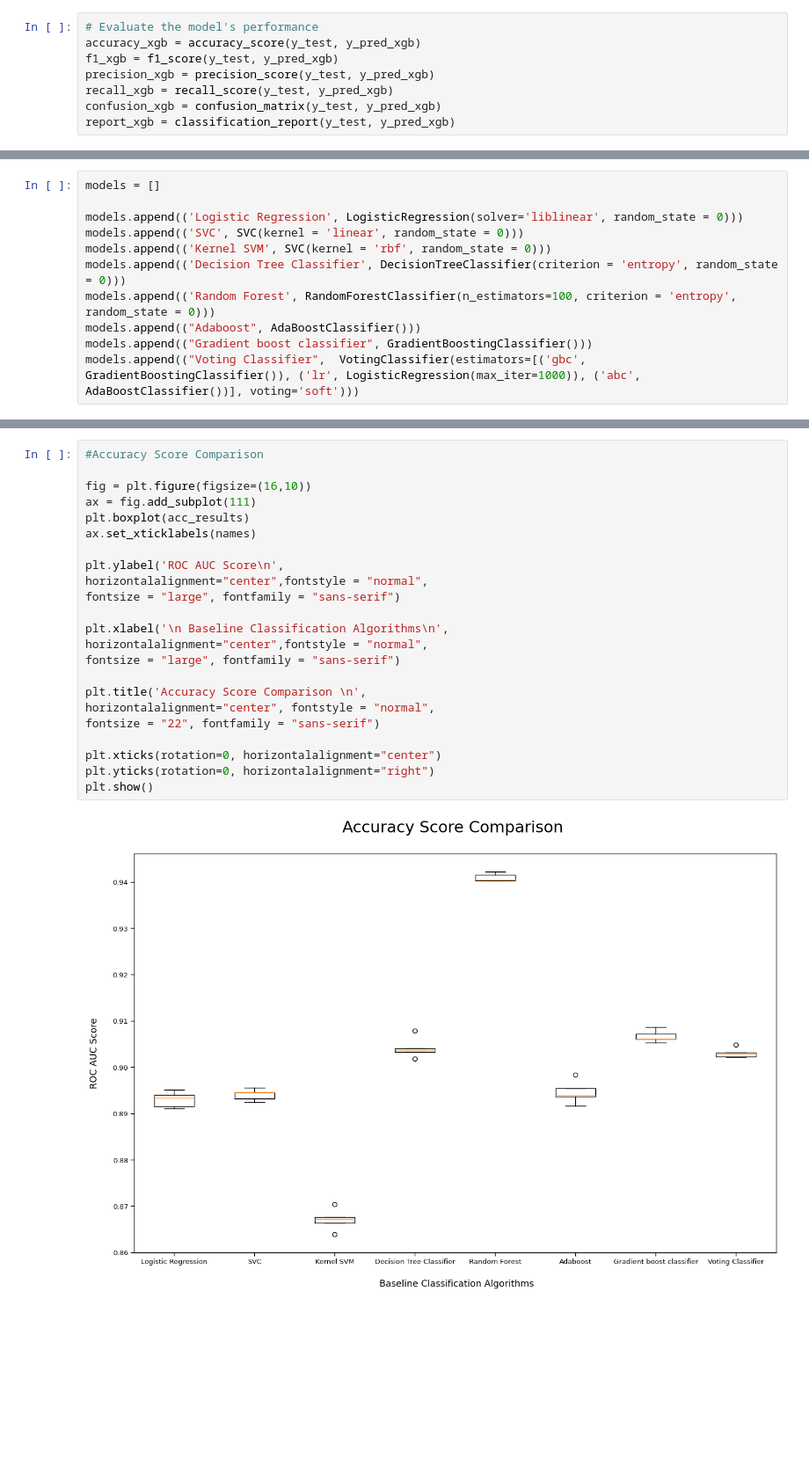
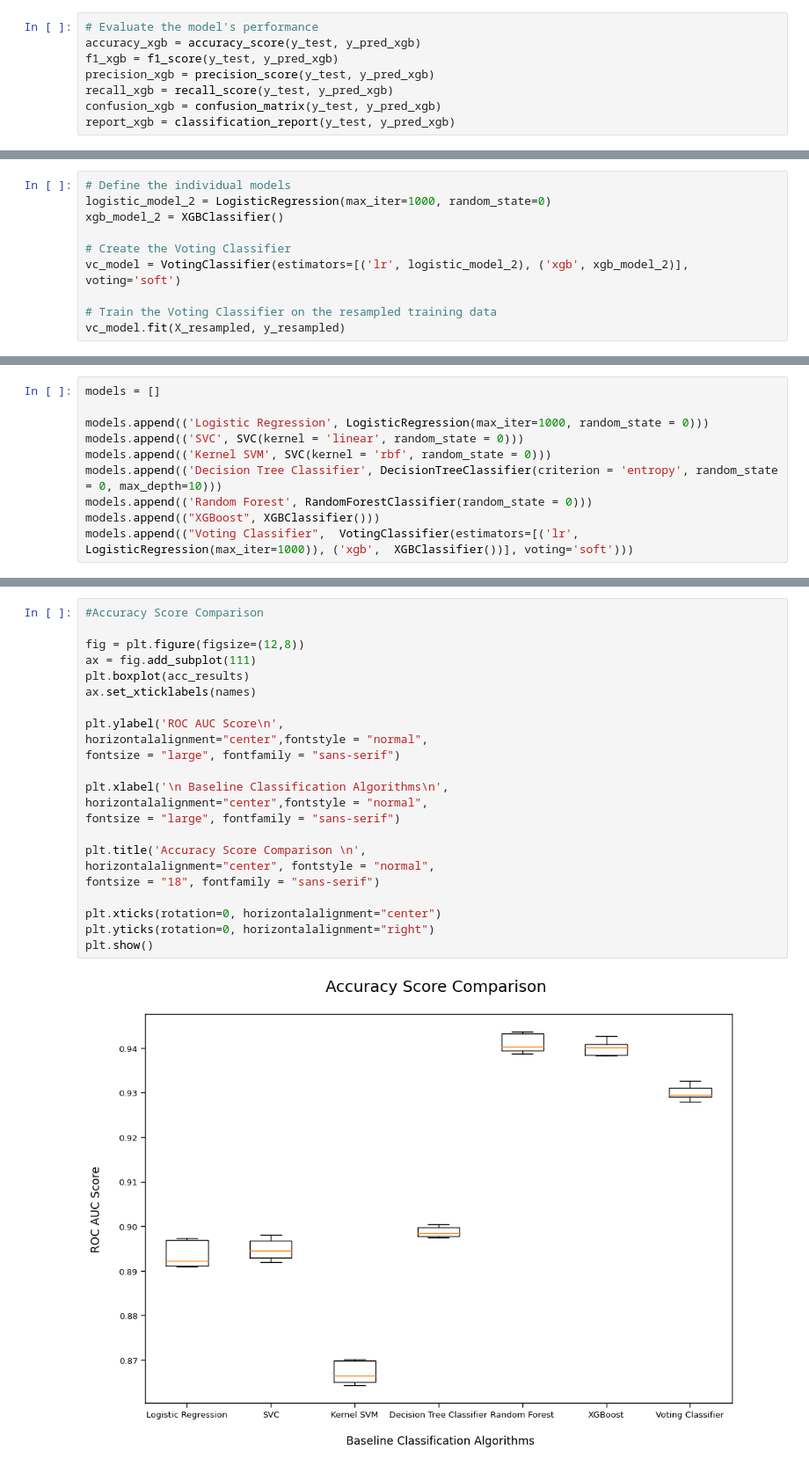
Before and after one commit to TNMedhavi/RSU50-K.A.T.N.Medhavi, a Jupyter notebook: RSU50_20249401_K.A.T.N.Medhavi.ipynb, the cells around one changed output, grey strips where cells are left out. Shown at 88% size. Drawn from its saved outputs; the diff is of its cells as text; blank space fills up the shorter version.

```diff
--- a/RSU50_20249401_K.A.T.N.Medhavi.ipynb
+++ b/RSU50_20249401_K.A.T.N.Medhavi.ipynb
@@ -1558,0 +1561,10 @@ plt.show()
+# %%
+# Define the individual models
+logistic_model_2 = LogisticRegression(max_iter=1000, random_state=0)
+xgb_model_2 = XGBClassifier()
+
+# Create the Voting Classifier
+vc_model = VotingClassifier(estimators=[('lr', logistic_model_2), ('xgb', xgb_model_2)], voting='soft')
+
+# Train the Voting Classifier on the resampled training data
+vc_model.fit(X_resampled, y_resampled)
@@ -1559,12 +1664,11 @@ plt.show()
 # %%
 models = []
 
-models.append(('Logistic Regression', LogisticRegression(solver='liblinear', random_state = 0)))
+models.append(('Logistic Regression', LogisticRegression(max_iter=1000, random_state = 0)))
 models.append(('SVC', SVC(kernel = 'linear', random_state = 0)))
 models.append(('Kernel SVM', SVC(kernel = 'rbf', random_state = 0)))
-models.append(('Decision Tree Classifier', DecisionTreeClassifier(criterion = 'entropy', random_state = 0)))
-models.append(('Random Forest', RandomForestClassifier(n_estimators=100, criterion = 'entropy', random_state = 0)))
-models.append(("Adaboost", AdaBoostClassifier()))
-models.append(("Gradient boost classifier", GradientBoostingClassifier()))
-models.append(("Voting Classifier",  VotingClassifier(estimators=[('gbc', GradientBoostingClassifier()), ('lr', LogisticRegression(max_iter=1000)), ('abc',  AdaBoostClassifier())], voting='soft')))
+models.append(('Decision Tree Classifier', DecisionTreeClassifier(criterion = 'entropy', random_state = 0, max_depth=10)))
+models.append(('Random Forest', RandomForestClassifier(random_state = 0)))
+models.append(("XGBoost", XGBClassifier()))
+models.append(("Voting Classifier",  VotingClassifier(estimators=[('lr', LogisticRegression(max_iter=1000)), ('xgb',  XGBClassifier())], voting='soft')))
 # %%
@@ -1608,28 +1728,28 @@ model_results.sort_values(by = ['ROC AUC Mean'], ascending=False)
 # %%
 #Accuracy Score Comparison
 
-fig = plt.figure(figsize=(16,10))
+fig = plt.figure(figsize=(12,8))
 ax = fig.add_subplot(111)
 plt.boxplot(acc_results)
 ax.set_xticklabels(names)
 
 plt.ylabel('ROC AUC Score\n',
 horizontalalignment="center",fontstyle = "normal",
 fontsize = "large", fontfamily = "sans-serif")
 
 plt.xlabel('\n Baseline Classification Algorithms\n',
 horizontalalignment="center",fontstyle = "normal",
 fontsize = "large", fontfamily = "sans-serif")
 
 plt.title('Accuracy Score Comparison \n',
 horizontalalignment="center", fontstyle = "normal",
-fontsize = "22", fontfamily = "sans-serif")
+fontsize = "18", fontfamily = "sans-serif")
 
 plt.xticks(rotation=0, horizontalalignment="center")
 plt.yticks(rotation=0, horizontalalignment="right")
 plt.show()
 # %% [output]
-[figure, old version]
+[figure, new version]
 # %%
 #ROC AUC Comparison
 
```
Also changed, not shown: parts of 45 cells of this notebook.
